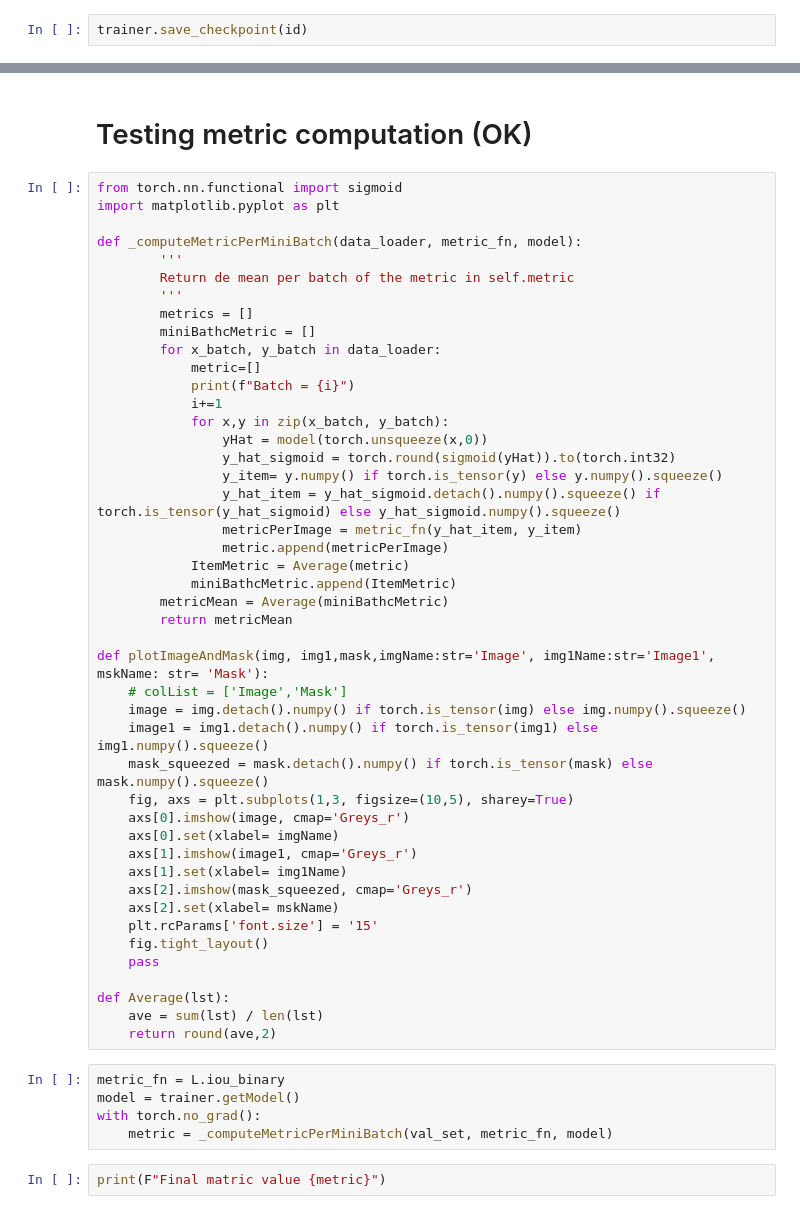
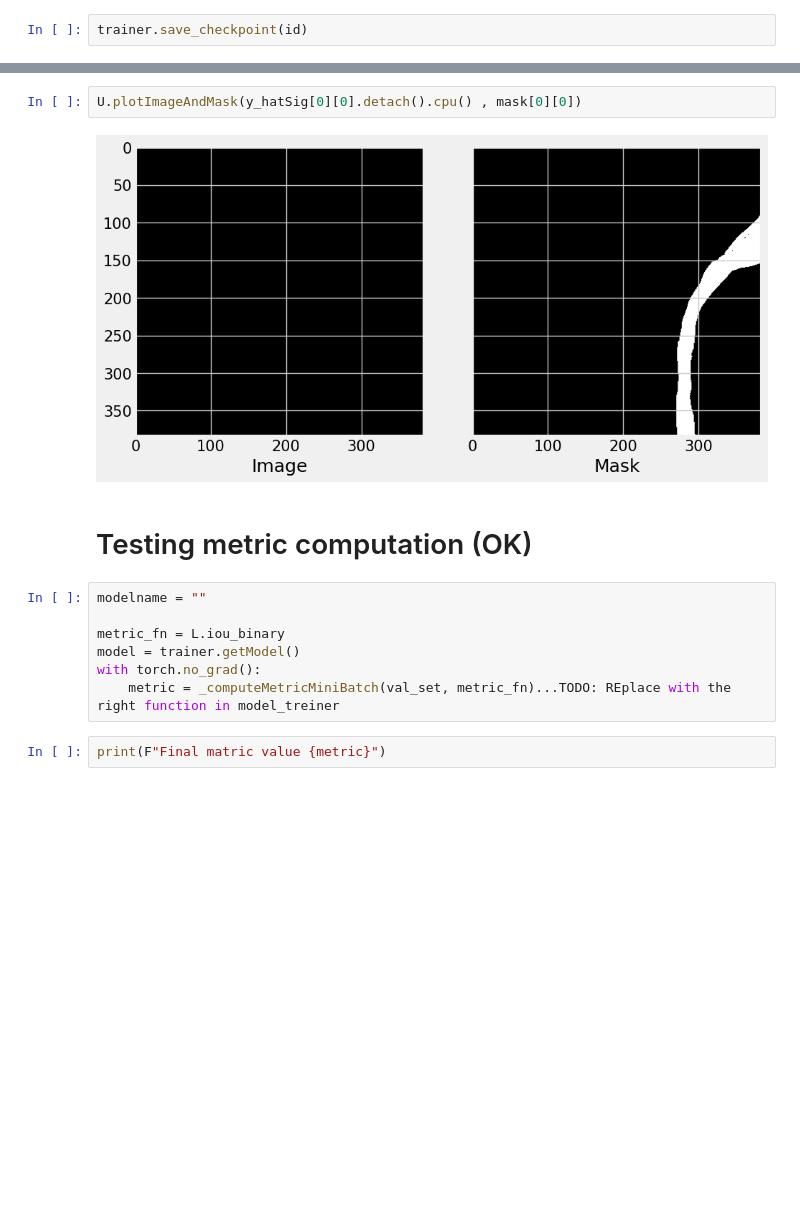
Before and after one commit to Abdielfer/DL4Flood, a Jupyter notebook: testingZone.ipynb, the cells around one changed output, grey strips where cells are left out. Cells and saved outputs as stored; diff of their text form; blank space fills up the shorter version.

```diff
--- a/testingZone.ipynb
+++ b/testingZone.ipynb
@@ -220,55 +151,16 @@ trainer.save_checkpoint(id)
+# %%
+U.plotImageAndMask(y_hatSig[0][0].detach().cpu() , mask[0][0])
+# %% [output]
+[figure, added]
 # %% [markdown]
 # Testing metric computation (OK)
-# %%
-from torch.nn.functional import sigmoid
-import matplotlib.pyplot as plt
-
-def _computeMetricPerMiniBatch(data_loader, metric_fn, model):
-        '''
-        Return de mean per batch of the metric in self.metric
-        '''
-        metrics = []
-        miniBathcMetric = []
-        for x_batch, y_batch in data_loader:
-            metric=[]
-            print(f"Batch = {i}")
-            i+=1
-            for x,y in zip(x_batch, y_batch):
-                yHat = model(torch.unsqueeze(x,0))
-                y_hat_sigmoid = torch.round(sigmoid(yHat)).to(torch.int32)
-                y_item= y.numpy() if torch.is_tensor(y) else y.numpy().squeeze()
-                y_hat_item = y_hat_sigmoid.detach().numpy().squeeze() if torch.is_tensor(y_hat_sigmoid) else y_hat_sigmoid.numpy().squeeze()
-                metricPerImage = metric_fn(y_hat_item, y_item)
-                metric.append(metricPerImage)
-            ItemMetric = Average(metric)
-            miniBathcMetric.append(ItemMetric)
-        metricMean = Average(miniBathcMetric)
-        return metricMean
-
-def plotImageAndMask(img, img1,mask,imgName:str='Image', img1Name:str='Image1', mskName: str= 'Mask'):
-    # colList = ['Image','Mask']
-    image = img.detach().numpy() if torch.is_tensor(img) else img.numpy().squeeze()
-    image1 = img1.detach().numpy() if torch.is_tensor(img1) else img1.numpy().squeeze()
-    mask_squeezed = mask.detach().numpy() if torch.is_tensor(mask) else mask.numpy().squeeze()
-    fig, axs = plt.subplots(1,3, figsize=(10,5), sharey=True)
-    axs[0].imshow(image, cmap='Greys_r')
-    axs[0].set(xlabel= imgName)
-    axs[1].imshow(image1, cmap='Greys_r')
-    axs[1].set(xlabel= img1Name)
-    axs[2].imshow(mask_squeezed, cmap='Greys_r')
-    axs[2].set(xlabel= mskName)
-    plt.rcParams['font.size'] = '15'
-    fig.tight_layout()
-    pass
-
-def Average(lst):
-    ave = sum(lst) / len(lst)
-    return round(ave,2)
 # %%
+modelname = ""
+
 metric_fn = L.iou_binary
 model = trainer.getModel()
 with torch.no_grad():
-    metric = _computeMetricPerMiniBatch(val_set, metric_fn, model)
+    metric = _computeMetricMiniBatch(val_set, metric_fn)...TODO: REplace with the right function in model_treiner
 # %%
 print(F"Final matric value {metric}")
 # %%
```
Also changed, not shown: parts of 18 cells of this notebook, 7 other files.
